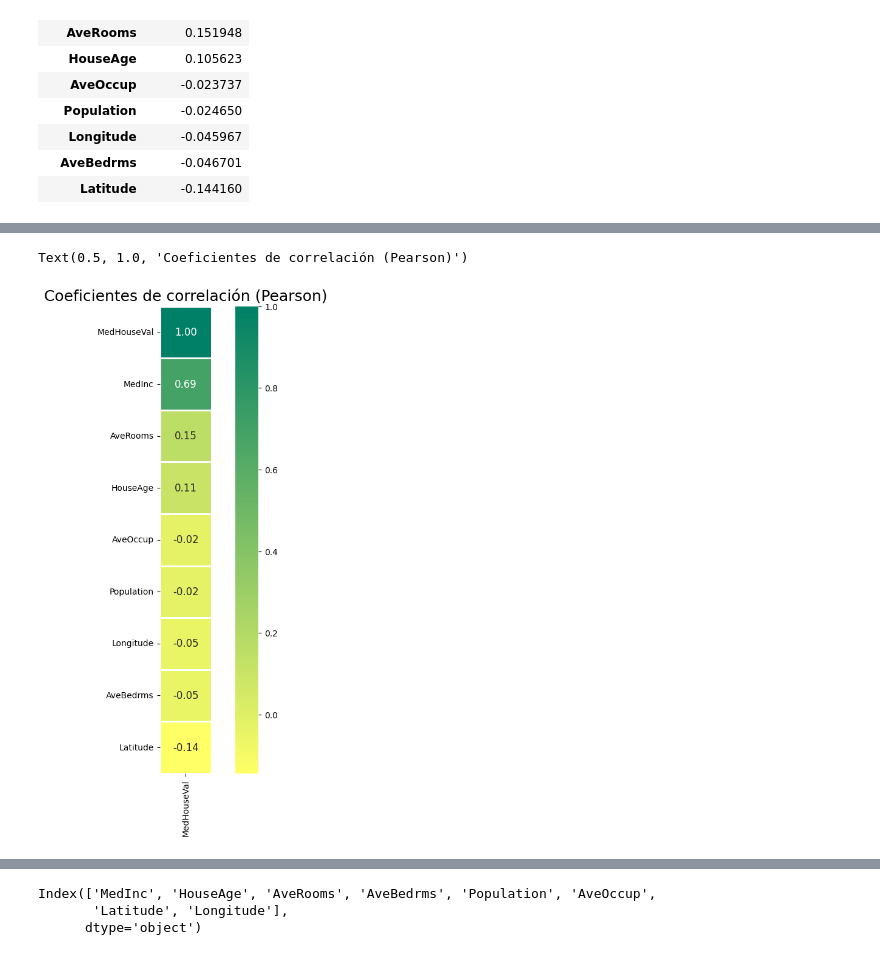
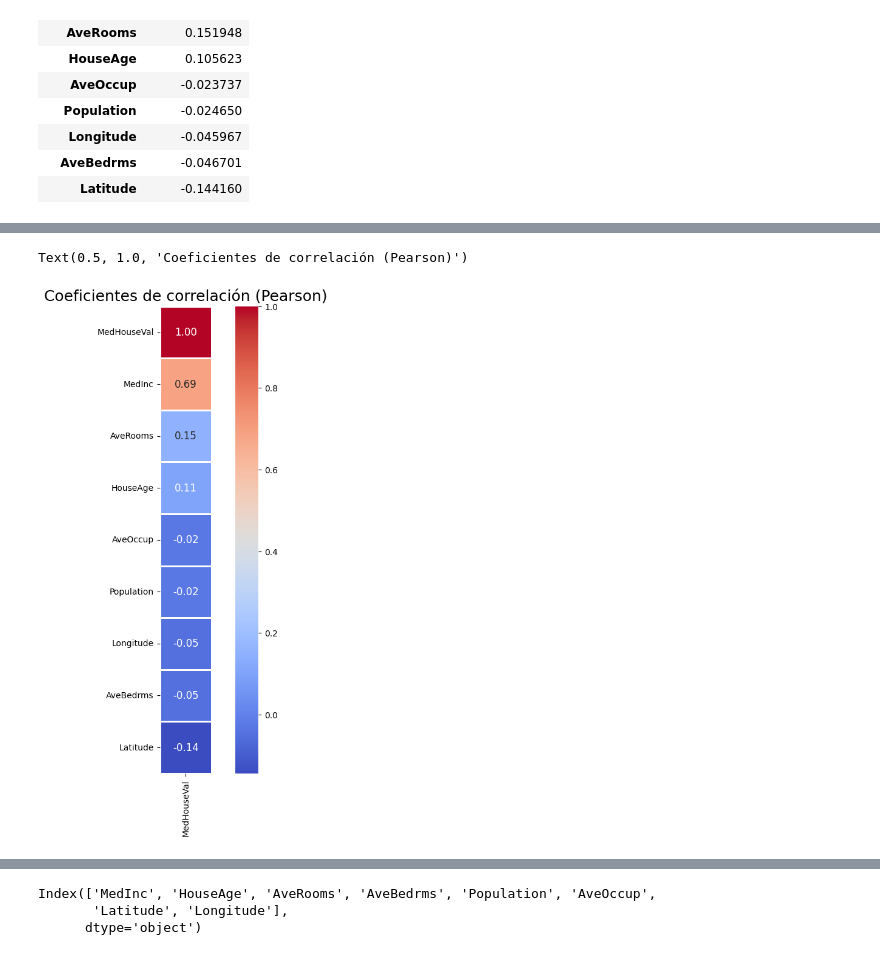
Before and after one commit to ctalamilla/tp2-introIA-CEIA, a Jupyter notebook: CEIA_IIA_TP2.ipynb, the cells around one changed output, grey strips where cells are left out. Drawn from its saved outputs; the diff is of its cells as text; code cells hidden in the pictures.

```diff
--- a/CEIA_IIA_TP2.ipynb
+++ b/CEIA_IIA_TP2.ipynb
@@ -184,20 +184,20 @@ Text(0.5, 1.0, 'Coeficientes de correlación (Pearson)')
 # %%
 plt.figure(figsize = (5,5))
 sns.heatmap(df_california.corr()[['MedHouseVal']].sort_values(['MedHouseVal'], ascending=False),
             cbar = True,
             square = True,
             annot=True,
             fmt= '.2f',
             annot_kws={'size': 12},
-            cmap= 'summer_r',
+            cmap= 'coolwarm',
             linewidths=1)
 plt.xticks(rotation = 90)
 #plt.yticks(rotation = 45)
 plt.gcf().set_size_inches(10, 10)
 plt.title("Coeficientes de correlación (Pearson)", fontsize = 18, color = "black")
 # %% [output]
 Text(0.5, 1.0, 'Coeficientes de correlación (Pearson)')
-[figure, old version]
+[figure, new version]
 # %%
 # Crear la grilla de gráficos
 #Demora un monton por eso esta como imagen pegada
```
Also changed, not shown: parts of 19 cells of this notebook.
